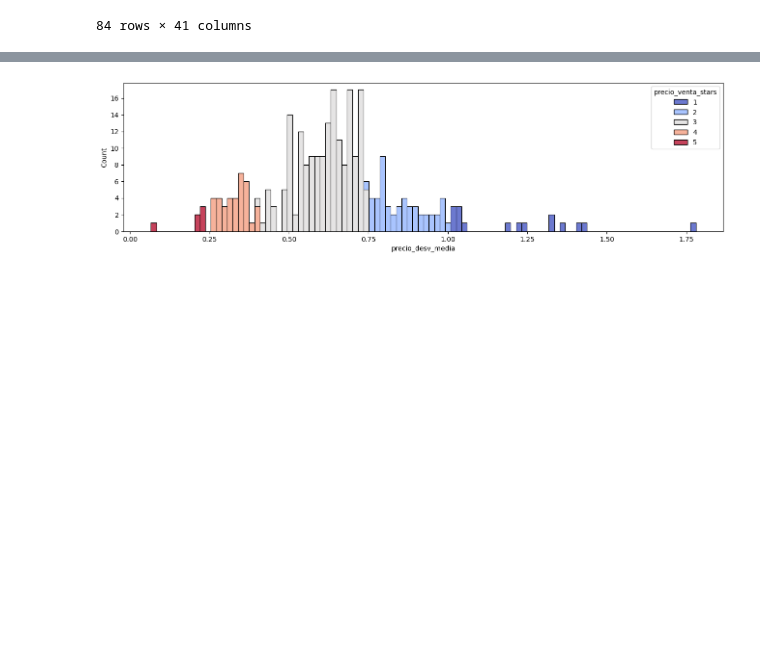
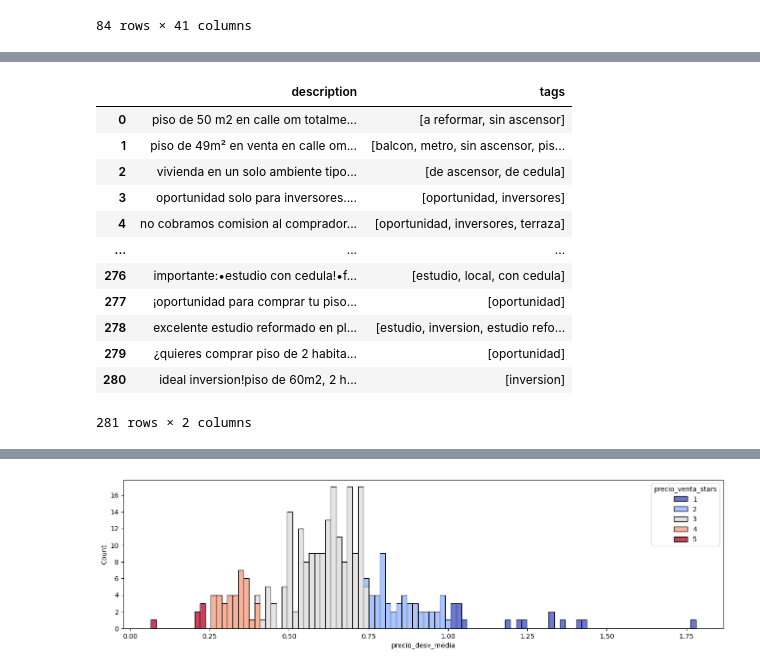
Before and after one commit to germanztz/realadvisor, a Jupyter notebook: realadvisor_03_pisos.ipynb, the cells around one changed output, grey strips where cells are left out. Cells and saved outputs as stored; diff of their text form; code cells hidden in the pictures; blank space fills up the shorter version.

```diff
--- a/realadvisor_03_pisos.ipynb
+++ b/realadvisor_03_pisos.ipynb
@@ -217,3 +117,24 @@ display(pisos[['description', 'tags']])
+# %%
+
+# Initialize tags column if it doesn't exist
+pisos['tags'] = pisos['tags'].fillna('')
+pisos['tags'] = pisos['description'].map(Realty.get_tags)
+
+display(pisos[['description', 'tags']])
+# %% [output]
+|  | description | tags |
+| 0 | piso de 50 m2 en calle om totalme... | [a reformar, sin ascensor] |
+| 1 | piso de 49m² en venta en calle om... | [balcon, metro, sin ascensor, pis... |
+| 2 | vivienda en un solo ambiente tipo... | [de ascensor, de cedula] |
+| 3 | oportunidad solo para inversores.... | [oportunidad, inversores] |
+| 4 | no cobramos comision al comprador... | [oportunidad, inversores, terraza] |
+| ... | ... | ... |
+| 276 | importante:•estudio con cedula!•f... | [estudio, local, con cedula] |
+| 277 | ¡oportunidad para comprar tu piso... | [oportunidad] |
+| 278 | excelente estudio reformado en pl... | [estudio, inversion, estudio refo... |
+| 279 | ¿quieres comprar piso de 2 habita... | [oportunidad] |
+| 280 | ideal inversion!piso de 60m2, 2 h... | [inversion] |
+281 rows × 2 columns
 # %%
 
 # Split tags into individual words and count occurrences
```
Also changed, not shown: parts of 8 cells of this notebook, 11 other files.
